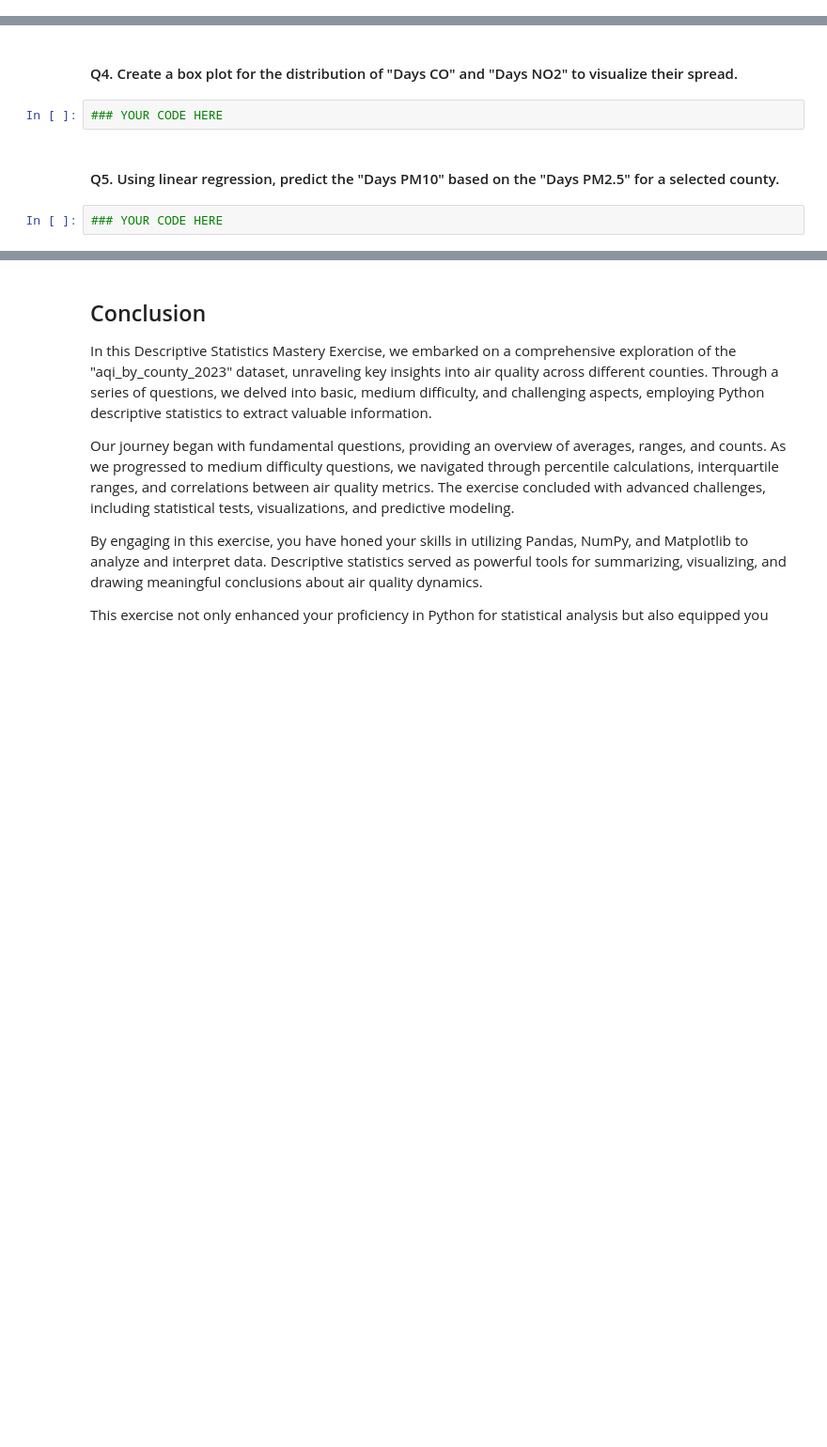
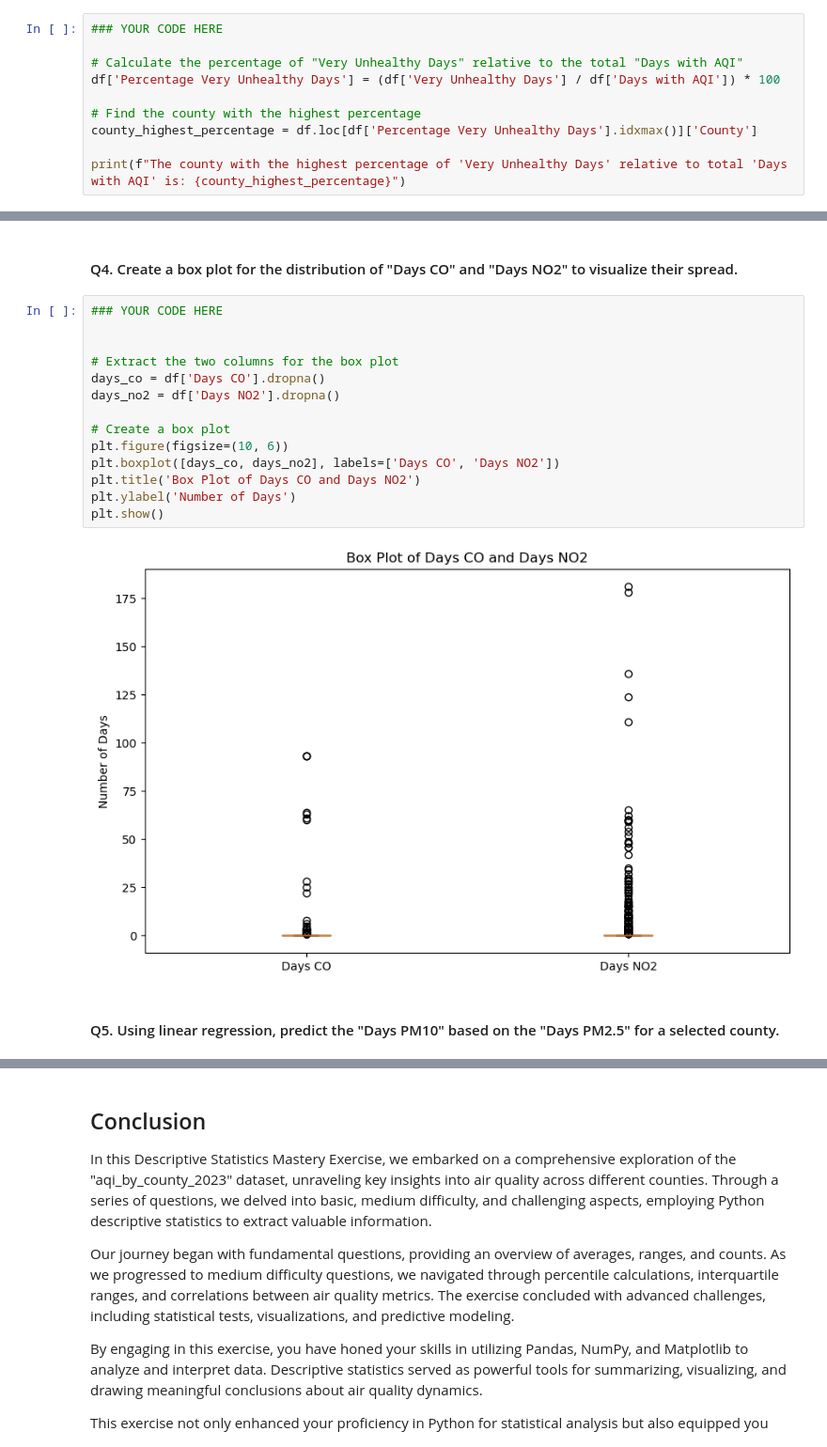
Before and after one commit to mr-saxena-aditya/STAT_102_Introduction_to_Statistics_using_Python, a Jupyter notebook: JN1 - Exercise (Solved).ipynb, the cells around one changed output, grey strips where cells are left out. Shown: that part at 94% size. Drawn from its saved outputs; the diff is of its cells as text; blank space fills up the shorter version.

```diff
--- a/JN1 - Exercise (Solved).ipynb
+++ b/JN1 - Exercise (Solved).ipynb
@@ -156,0 +248,10 @@ df.head()
+# %%
+### YOUR CODE HERE
+
+# Calculate the percentage of "Very Unhealthy Days" relative to the total "Days with AQI"
+df['Percentage Very Unhealthy Days'] = (df['Very Unhealthy Days'] / df['Days with AQI']) * 100
+
+# Find the county with the highest percentage
+county_highest_percentage = df.loc[df['Percentage Very Unhealthy Days'].idxmax()]['County']
+
+print(f"The county with the highest percentage of 'Very Unhealthy Days' relative to total 'Days with AQI' is: {county_highest_percentage}")
@@ -161,8 +290,20 @@ df.head()
 # %% [markdown]
 #### Q4. Create a box plot for the distribution of "Days CO" and "Days NO2" to visualize their spread.
-# %%
-### YOUR CODE HERE
+# %%
+### YOUR CODE HERE
+
+
+# Extract the two columns for the box plot
+days_co = df['Days CO'].dropna()
+days_no2 = df['Days NO2'].dropna()
+
+# Create a box plot
+plt.figure(figsize=(10, 6))
+plt.boxplot([days_co, days_no2], labels=['Days CO', 'Days NO2'])
+plt.title('Box Plot of Days CO and Days NO2')
+plt.ylabel('Number of Days')
+plt.show()
+# %% [output]
+[figure, added]
 # %% [markdown]
 #### Q5. Using linear regression, predict the "Days PM10" based on the "Days PM2.5" for a selected county.
-# %%
-### YOUR CODE HERE
```
Also changed, not shown: parts of 32 cells of this notebook.
